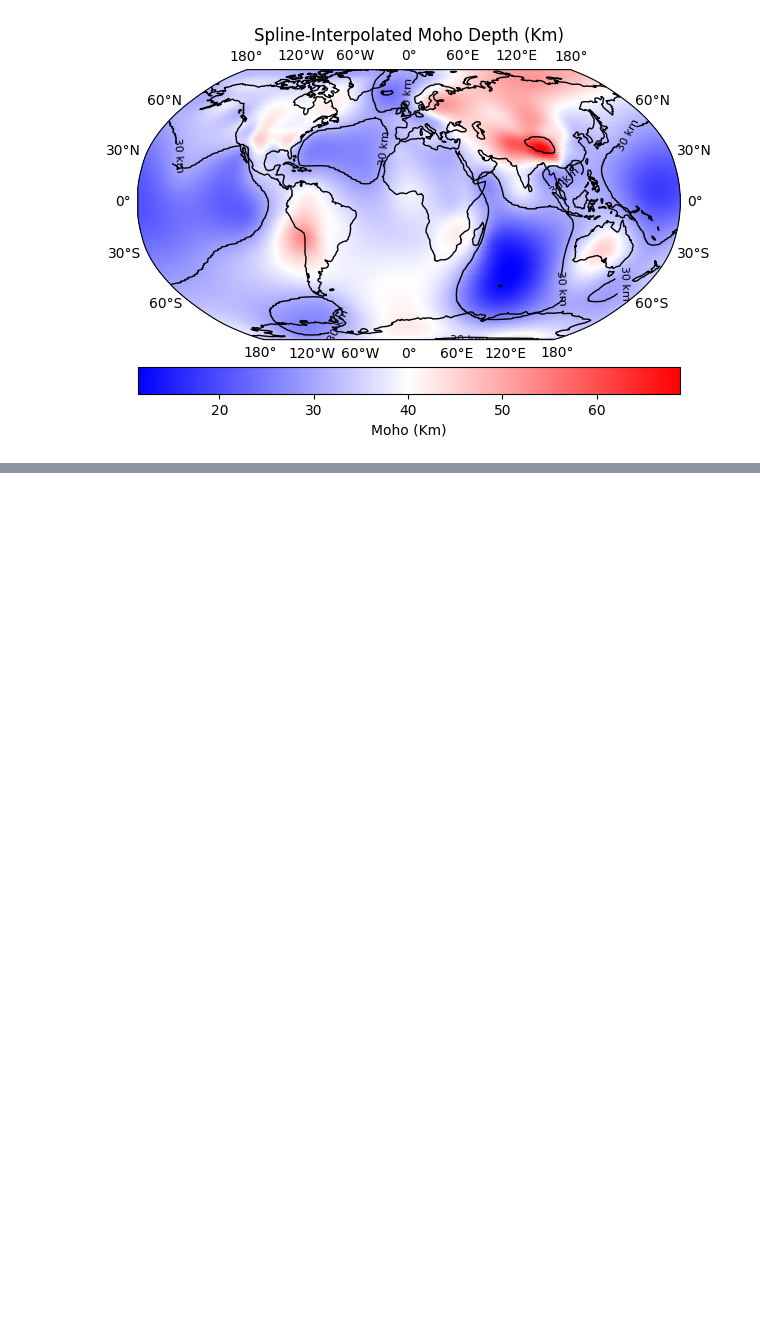
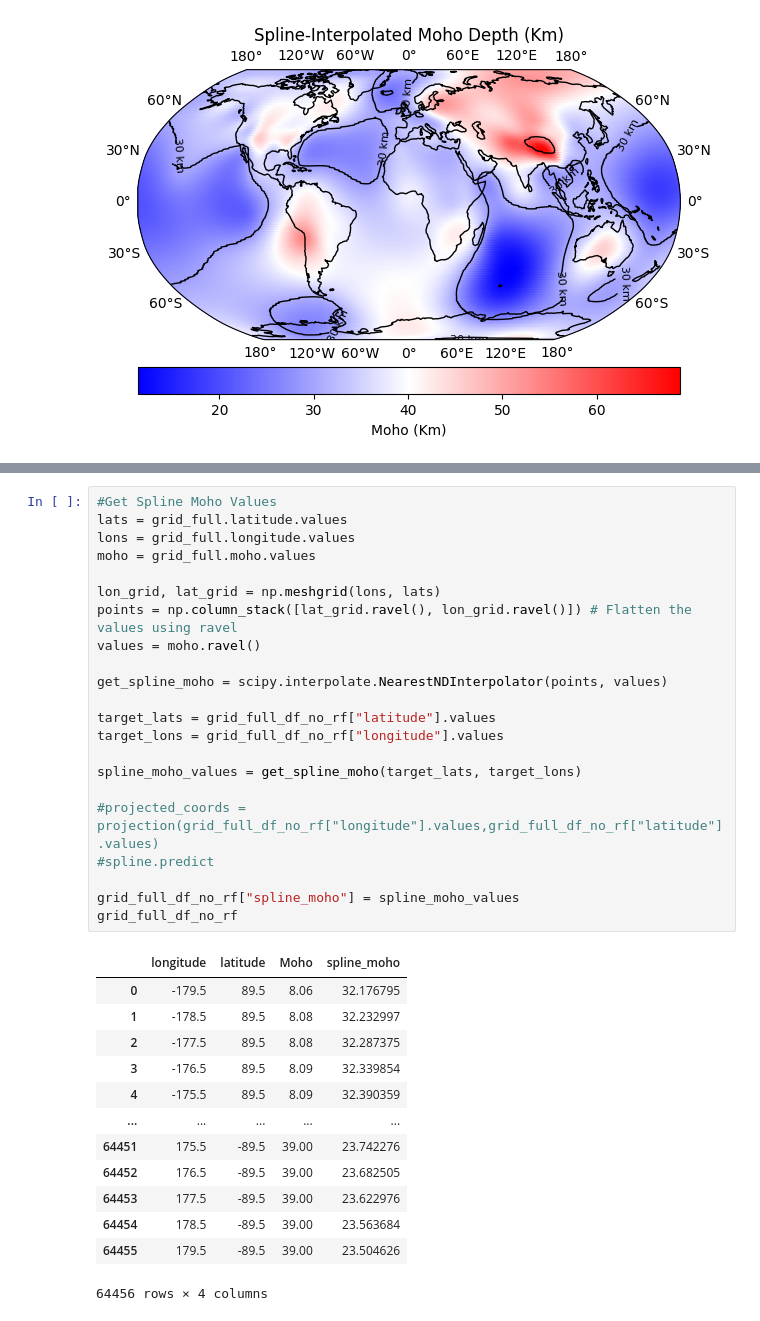
Before and after one commit to AmitavaDutta/Global_moho_compilation, a Jupyter notebook: Crust_Map.ipynb, the cells around one changed output, grey strips where cells are left out. Drawn from its saved outputs; the diff is of its cells as text; blank space fills up the shorter version.

```diff
--- a/Crust_Map.ipynb
+++ b/Crust_Map.ipynb
@@ -799,0 +425,36 @@ df_moho_depth
+# %%
+#Get Spline Moho Values
+lats = grid_full.latitude.values
+lons = grid_full.longitude.values
+moho = grid_full.moho.values
+
+lon_grid, lat_grid = np.meshgrid(lons, lats)
+points = np.column_stack([lat_grid.ravel(), lon_grid.ravel()]) # Flatten the values using ravel
+values = moho.ravel()
+
+get_spline_moho = scipy.interpolate.NearestNDInterpolator(points, values)
+
+target_lats = grid_full_df_no_rf["latitude"].values
+target_lons = grid_full_df_no_rf["longitude"].values
+
+spline_moho_values = get_spline_moho(target_lats, target_lons)
+
+#projected_coords = projection(grid_full_df_no_rf["longitude"].values,grid_full_df_no_rf["latitude"].values)
+#spline.predict
+
+grid_full_df_no_rf["spline_moho"] = spline_moho_values
+grid_full_df_no_rf
+# %% [output]
+|  | longitude | latitude | Moho | spline_moho |
+| 0 | -179.5 | 89.5 | 8.06 | 32.176795 |
+| 1 | -178.5 | 89.5 | 8.08 | 32.232997 |
+| 2 | -177.5 | 89.5 | 8.08 | 32.287375 |
+| 3 | -176.5 | 89.5 | 8.09 | 32.339854 |
+| 4 | -175.5 | 89.5 | 8.09 | 32.390359 |
+| ... | ... | ... | ... | ... |
+| 64451 | 175.5 | -89.5 | 39.00 | 23.742276 |
+| 64452 | 176.5 | -89.5 | 39.00 | 23.682505 |
+| 64453 | 177.5 | -89.5 | 39.00 | 23.622976 |
+| 64454 | 178.5 | -89.5 | 39.00 | 23.563684 |
+| 64455 | 179.5 | -89.5 | 39.00 | 23.504626 |
+64456 rows × 4 columns
```
Also changed, not shown: parts of 34 cells of this notebook, 20 other files.
